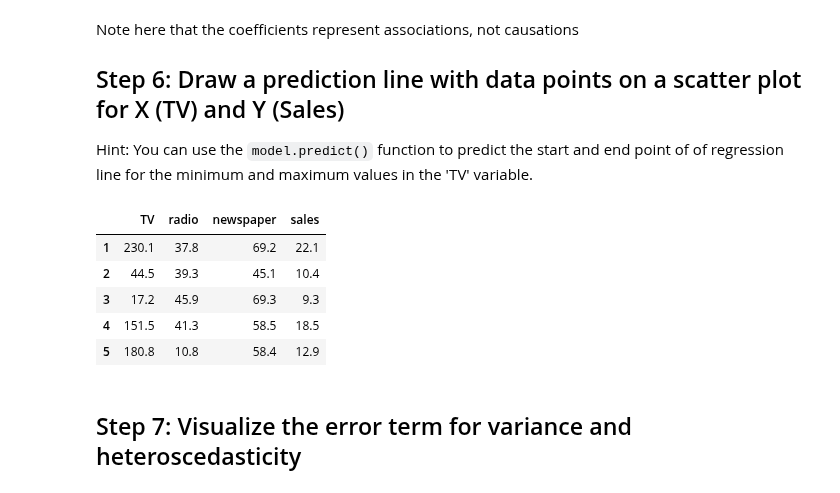
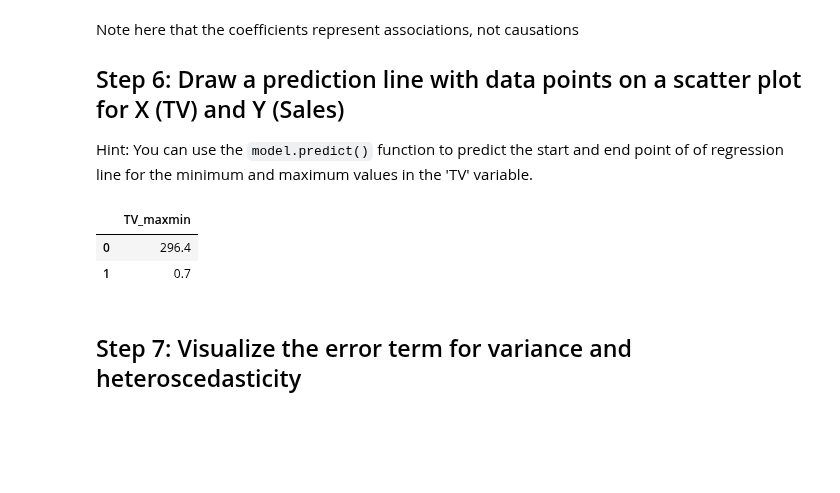
Before and after one commit to keita-dc/dsc-ols-statsmodels-lab-dc-ds-060319, a Jupyter notebook: index.ipynb, the cells around one changed output. Saved outputs shown, nothing was run; the diff lists cells and outputs as text; code cells hidden in the pictures; blank space fills up the shorter version.

```diff
--- a/index.ipynb
+++ b/index.ipynb
@@ -130,17 +130,14 @@ Hint: You can use the `model.predict()` function to predict the start and end po
 # %%
 # create a DataFrame with the minimum and maximum values of TV
 df2 = pd.DataFrame(data=[np.max(df.TV), np.min(df.TV)], index=[0,1], columns=["TV_maxmin"])
 # make predictions for those x values and store them
-df.head()
+df2.head()
 
 # first, plot the observed data and the least squares line
 # %% [output]
-|  | TV | radio | newspaper | sales |
-| 1 | 230.1 | 37.8 | 69.2 | 22.1 |
-| 2 | 44.5 | 39.3 | 45.1 | 10.4 |
-| 3 | 17.2 | 45.9 | 69.3 | 9.3 |
-| 4 | 151.5 | 41.3 | 58.5 | 18.5 |
-| 5 | 180.8 | 10.8 | 58.4 | 12.9 |
+|  | TV_maxmin |
+| 0 | 296.4 |
+| 1 | 0.7 |
 # %% [markdown]
 ## Step 7: Visualize the error term for variance and heteroscedasticity
 # %%
```
